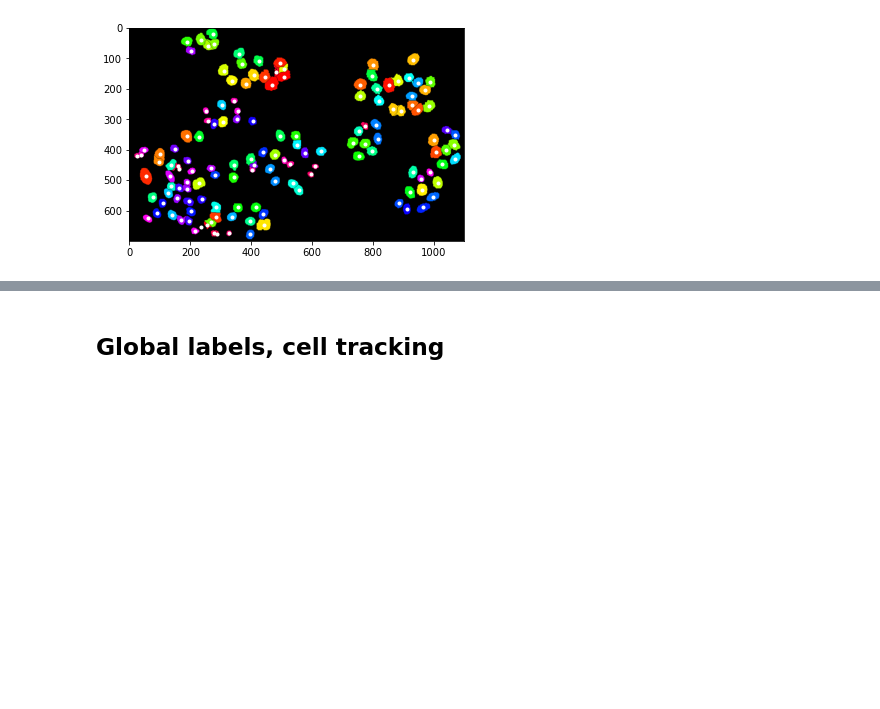
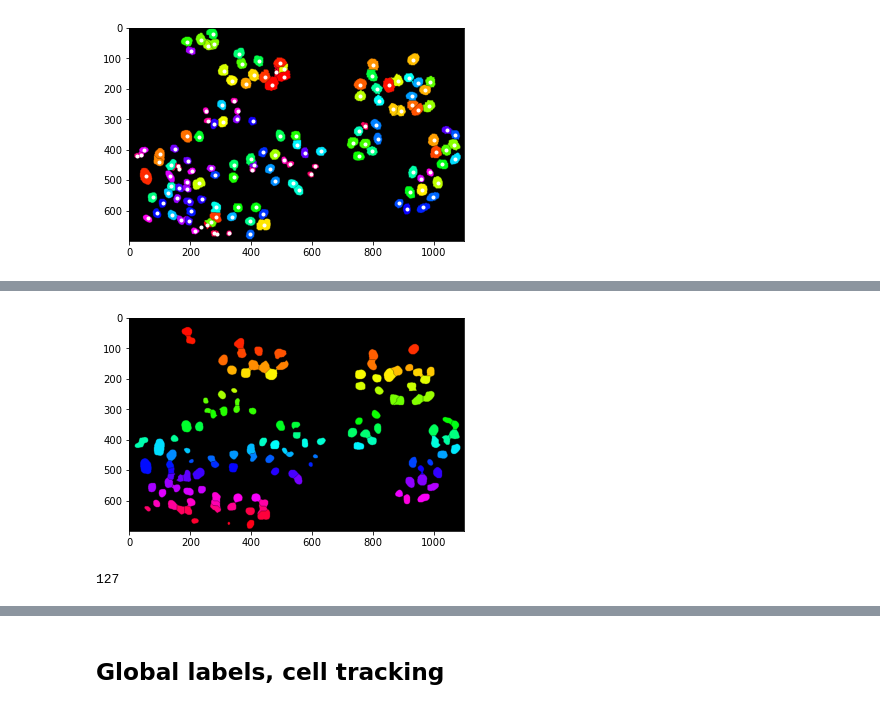
Before and after one commit to moates695/cs9517_Group_Project, a Jupyter notebook: marcus/updated_functions.ipynb, the cells around one changed output, grey strips where cells are left out. Saved outputs shown, nothing was run; the diff lists cells and outputs as text; code cells hidden in the pictures; blank space fills up the shorter version.

```diff
--- a/marcus/updated_functions.ipynb
+++ b/marcus/updated_functions.ipynb
@@ -388,0 +403,9 @@ plt_rgb_img_scatter(centroidL, ptsL)
+# %%
+distance = ndi.distance_transform_edt(img)
+# %%
+coords = peak_local_max(distance, footprint=np.ones((5,5)), min_distance = 15, labels = img)
+# %%
+mask = np.zeros(distance.shape, dtype = bool)
+mask[tuple(coords.T)] = True
+markers, _ = ndi.label(mask)
+ws_labels = watershed(-distance, markers, mask = img)
@@ -388,0 +415,11 @@ plt_rgb_img_scatter(centroidL, ptsL)
+# %%
+ws_pts = {}
+for i in range(img.shape[0]):
+    for j in range(img.shape[1]):
+        if ws_labels[i, j] == 0:
+            continue
+        ws_pts[(i, j)] = ws_labels[i, j]
+# %%
+_ = colour_label_image(ws_pts)
+# %% [output]
+[figure, added]
@@ -388,0 +428,4 @@ plt_rgb_img_scatter(centroidL, ptsL)
+# %%
+len(ws_centroid)
+# %% [output]
+127
```
Also changed, not shown: parts of 11 cells of this notebook.
